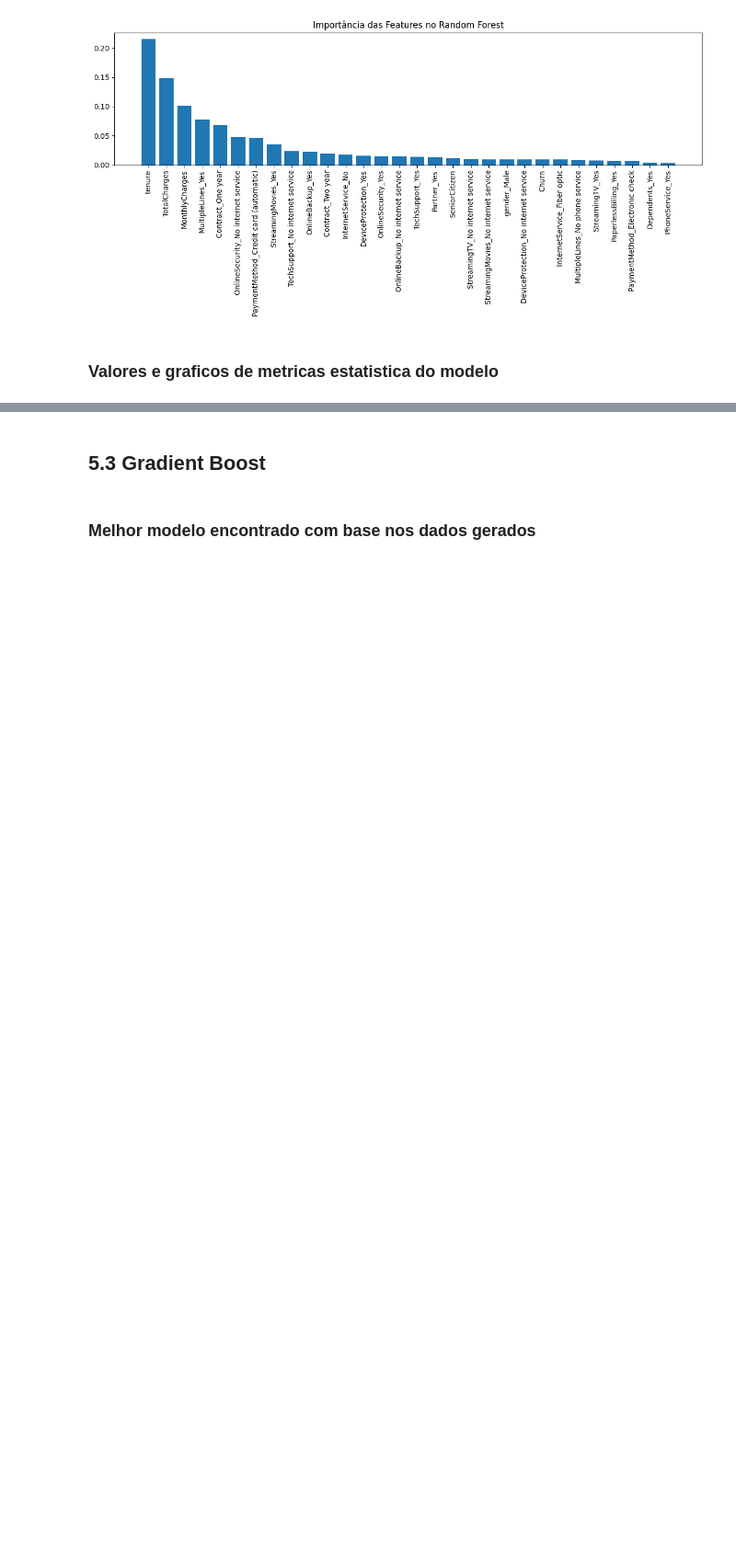
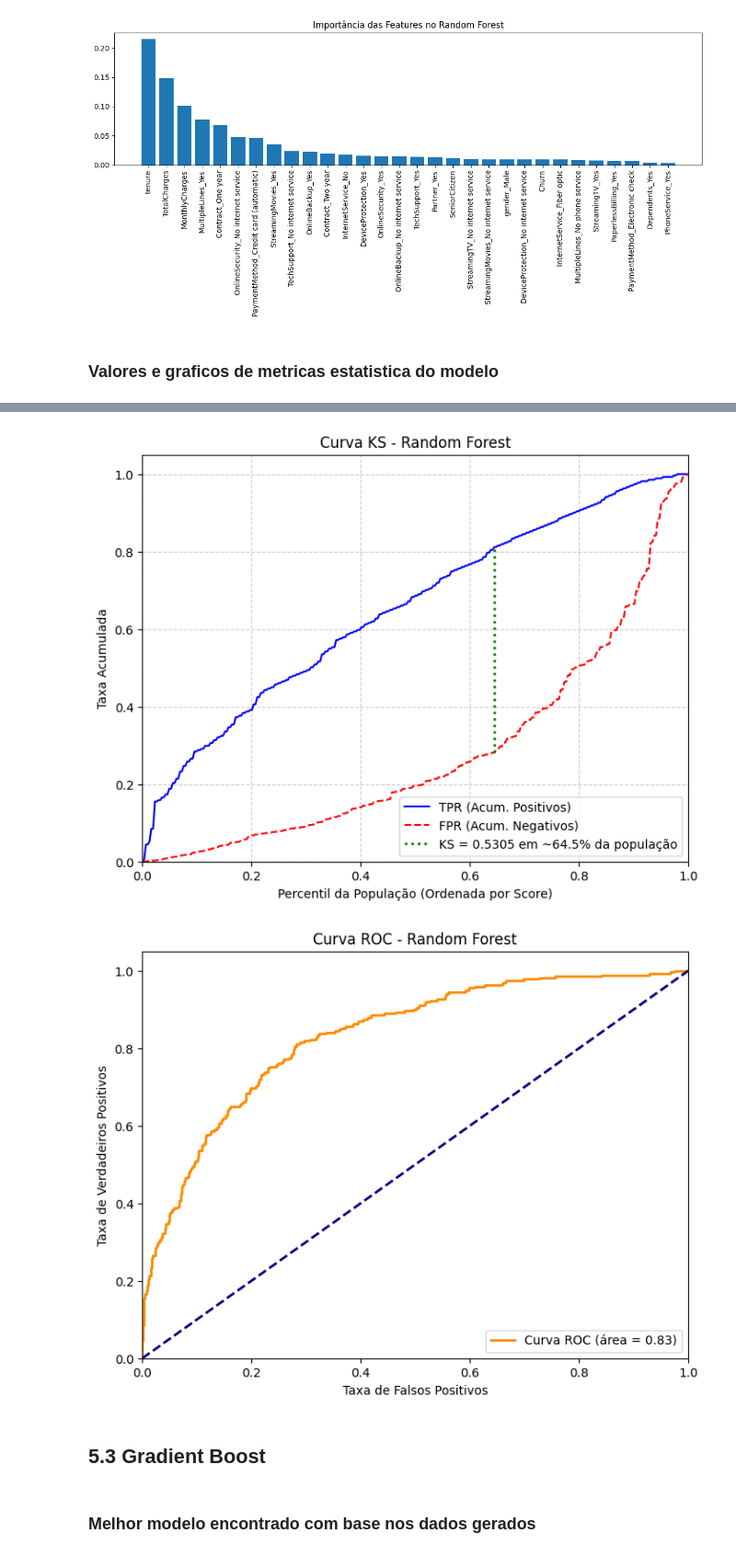
Before and after one commit to Erickllino/Projeto-IF702, a Jupyter notebook: Projeto Final/main.ipynb, the cells around one changed output, grey strips where cells are left out. Shown at 92% size. Saved outputs shown, nothing was run; the diff lists cells and outputs as text; code cells hidden in the pictures; blank space fills up the shorter version.

```diff
--- a/Projeto Final/main.ipynb
+++ b/Projeto Final/main.ipynb
@@ -807,3 +763,13 @@ Resultados no Teste:
+# %%
+# Plotando a curva ROC
+y_proba_rf = rf_model.predict_proba(X_test)[:, 1]
+
+
+plot_ks_statistic(y_test, y_proba_rf, title='Curva KS - Random Forest')
+plot_roc_curve(y_test, y_proba_rf, title='Curva ROC - Random Forest')
+# %% [output]
+[figure, added]
+[figure, added]
 # %% [markdown]
 ## 5.3 Gradient Boost
 # %% [markdown]
```
Also changed, not shown: parts of 10 cells of this notebook.
